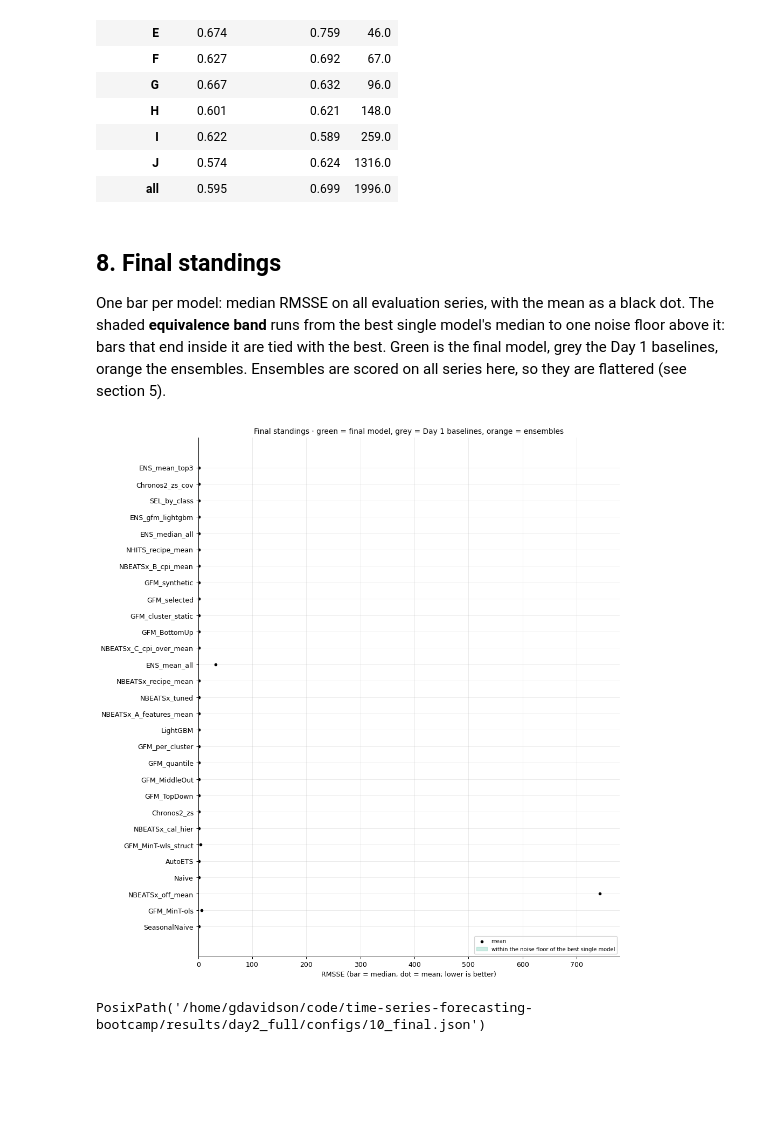
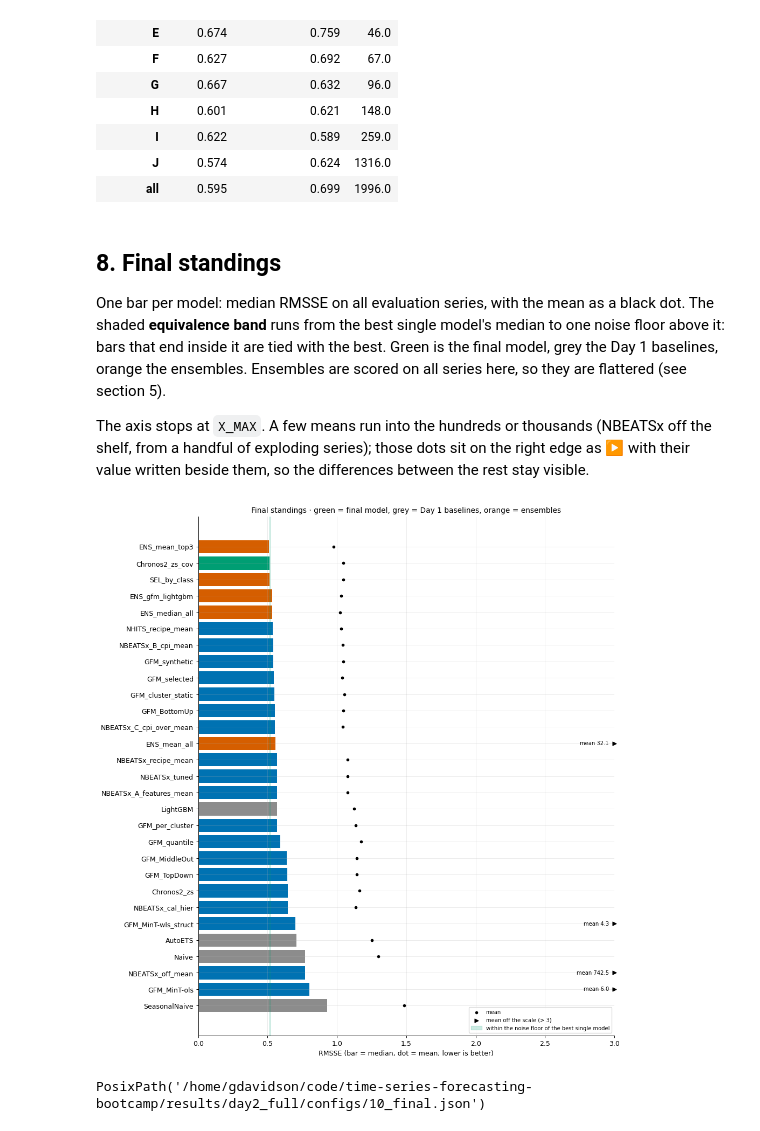
Before and after one commit to tackes/time-series-forecasting-bootcamp, a Jupyter notebook: day2_neural/code_full/10_selection_standings.ipynb, the cells around one changed output. Cells and saved outputs as stored; diff of their text form; code cells hidden in the pictures; blank space fills up the shorter version.

```diff
--- a/day2_neural/code_full/10_selection_standings.ipynb
+++ b/day2_neural/code_full/10_selection_standings.ipynb
@@ -591,34 +591,49 @@ shaded **equivalence band** runs from the best single model's median to one nois
 above it: bars that end inside it are tied with the best. Green is the final model, grey the
 Day 1 baselines, orange the ensembles. Ensembles are scored on all series here, so they are
 flattered (see section 5).
+
+The axis stops at `X_MAX`. A few means run into the hundreds or thousands (NBEATSx off the
+shelf, from a handful of exploding series); those dots sit on the right edge as ▶ with their
+value written beside them, so the differences between the rest stay visible.
 # %%
 all_scores = gd.per_series(gd.score(fc.merge(ens, on=["unique_id", "ds"]), test, train))
 board = pd.DataFrame({"median_rmsse": all_scores.median(), "mean_rmsse": all_scores.mean()})
 board = board.sort_values("median_rmsse", ascending=False)
 colours = []
 for m in board.index:
     if m in ens_models:
         colours.append(gplt.COLOURS["bad"])
     elif m == final_model:
         colours.append(gplt.COLOURS["good"])
     elif m in baseline_names:
         colours.append("0.55")
     else:
         colours.append(gplt.MODEL_COLOURS[0])
 fig, ax = plt.subplots(figsize=(11, 0.35 * len(board) + 1.5))
 ax.barh(board.index, board["median_rmsse"], color=colours)
-ax.scatter(board["mean_rmsse"], board.index, color="black", s=12, zorder=3, label="mean")
+X_MAX = 3                   # RMSSE axis limit; means beyond it are marked at the edge
+off_scale = board["mean_rmsse"] > X_MAX
+on_scale = board[~off_scale]
+ax.scatter(on_scale["mean_rmsse"], on_scale.index, color="black", s=12, zorder=3, label="mean")
+if off_scale.any():
+    ax.scatter(np.full(off_scale.sum(), X_MAX), board.index[off_scale], marker=">",
+               color="black", s=30, zorder=3, clip_on=False,
+               label=f"mean off the scale (> {X_MAX})")
+for m in board.index[off_scale]:
+    ax.annotate(f"mean {board.loc[m, 'mean_rmsse']:,.1f}", (X_MAX, m), xytext=(-8, 0),
+                textcoords="offset points", ha="right", va="center", fontsize=8)
+ax.set_xlim(0, X_MAX)
 if noise_floor:
     ax.axvspan(best_median, best_median + noise_floor, color=gplt.COLOURS["band"], alpha=0.2,
                label="within the noise floor of the best single model")
 ax.set(xlabel="RMSSE (bar = median, dot = mean; lower is better)",
        title="Final standings · green = final model, grey = Day 1 baselines, "
              "orange = ensembles")
 ax.legend(loc="lower right")
 fig.tight_layout()
 plt.show()
 # %% [output]
-[figure, old version]
+[figure, new version]
 # %%
 held_out_table = held_scores.set_index("model")[["median_rmsse", "mean_rmsse"]].round(4)
 held_out_table = held_out_table.to_dict("index")
```
Also changed, not shown: 3 other files.
